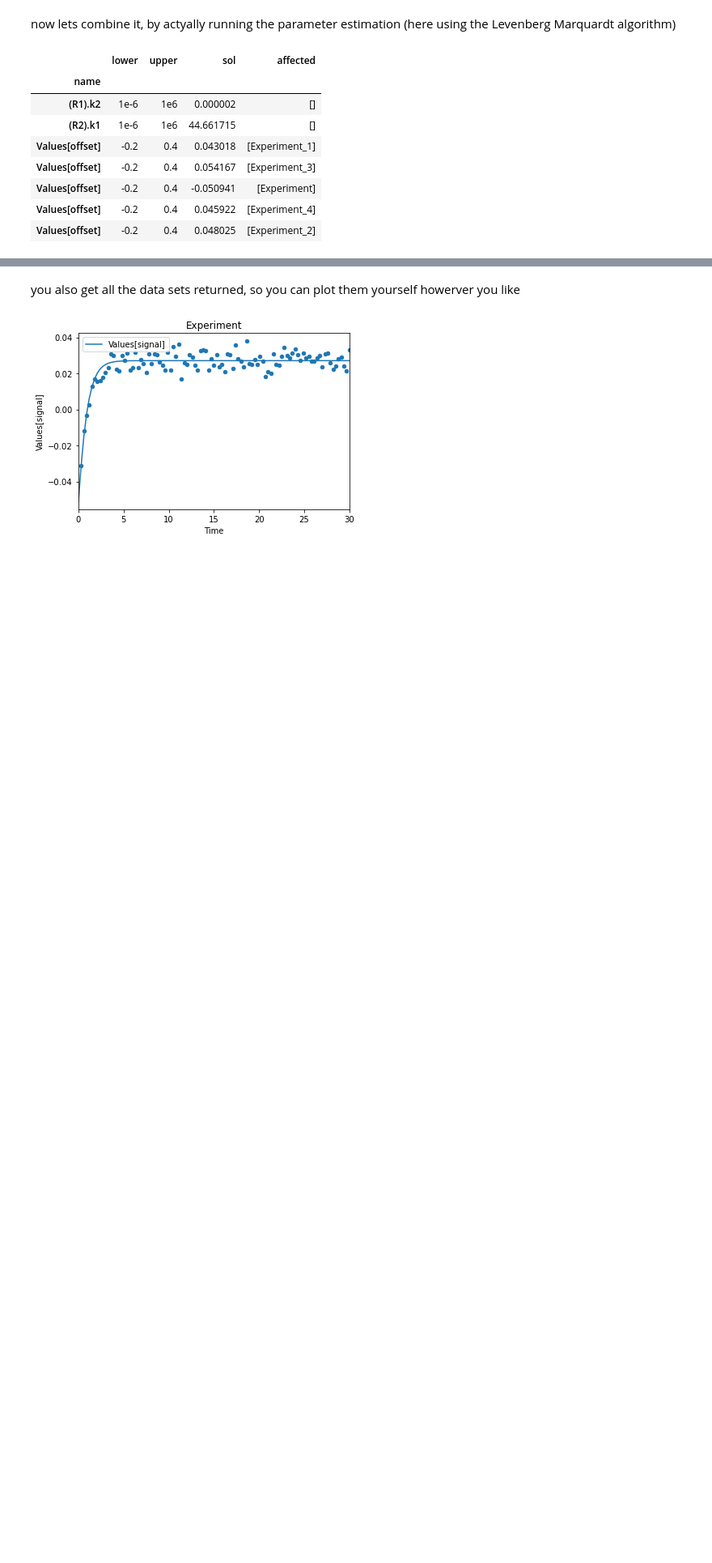
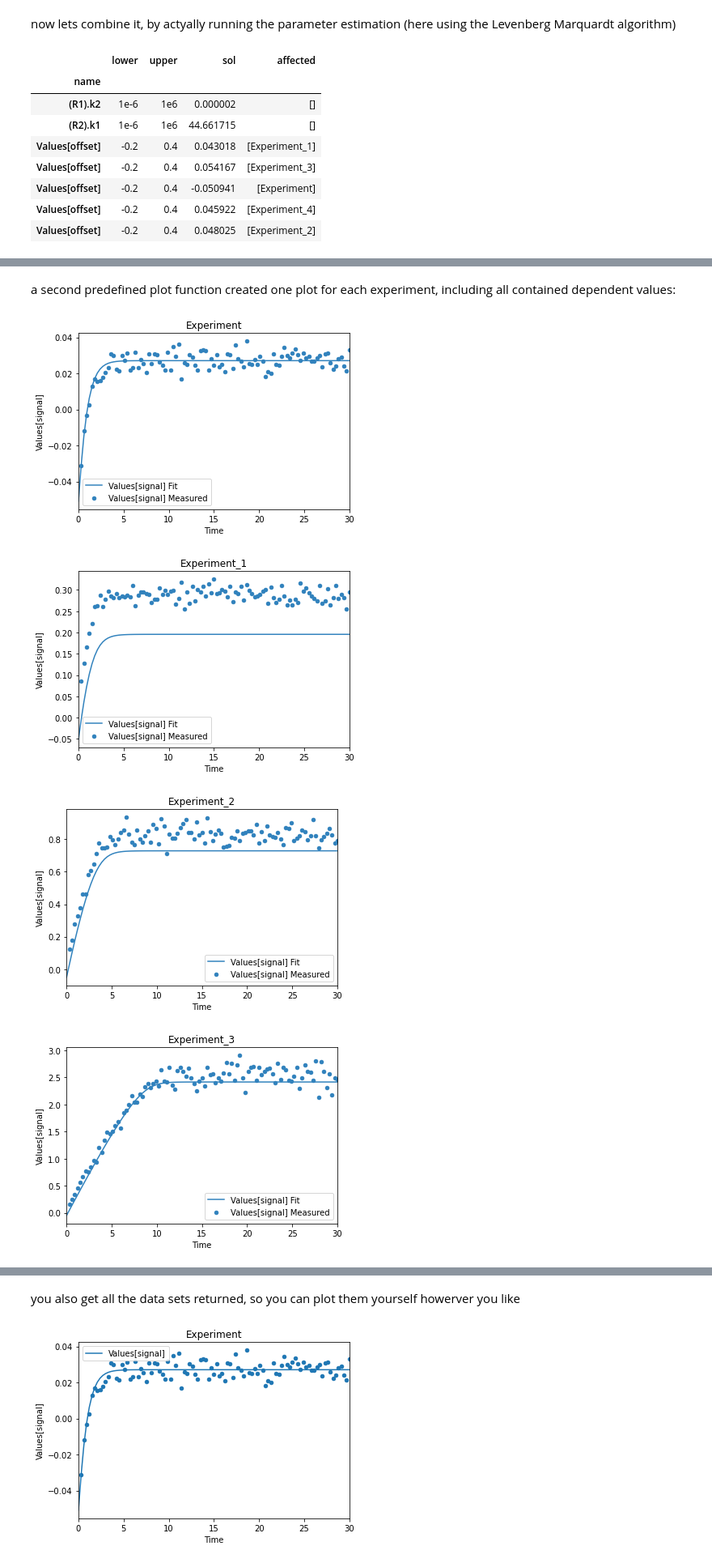
Before and after one commit to copasi/basico, a Jupyter notebook: examples/Parameter Estimation Example.ipynb, the cells around one changed output, grey strips where cells are left out. Shown at 81% size. Drawn from its saved outputs; the diff is of its cells as text; code cells hidden in the pictures; blank space fills up the shorter version.

```diff
--- a/examples/Parameter Estimation Example.ipynb
+++ b/examples/Parameter Estimation Example.ipynb
@@ -128,0 +131,9 @@ plot_per_dependent_variable();
+# %% [markdown]
+a second predefined plot function created one plot for each experiment, including all contained dependent values:
+# %%
+plot_per_experiment();
+# %% [output]
+[figure, added]
+[figure, added]
+[figure, added]
+[figure, added]
```
Also changed, not shown: parts of 4 cells of this notebook.
